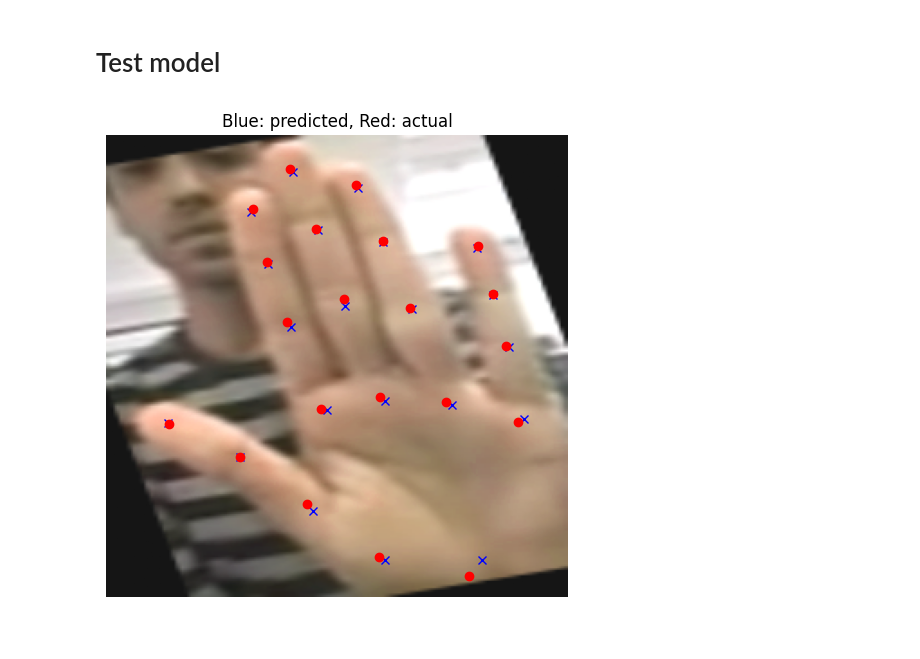
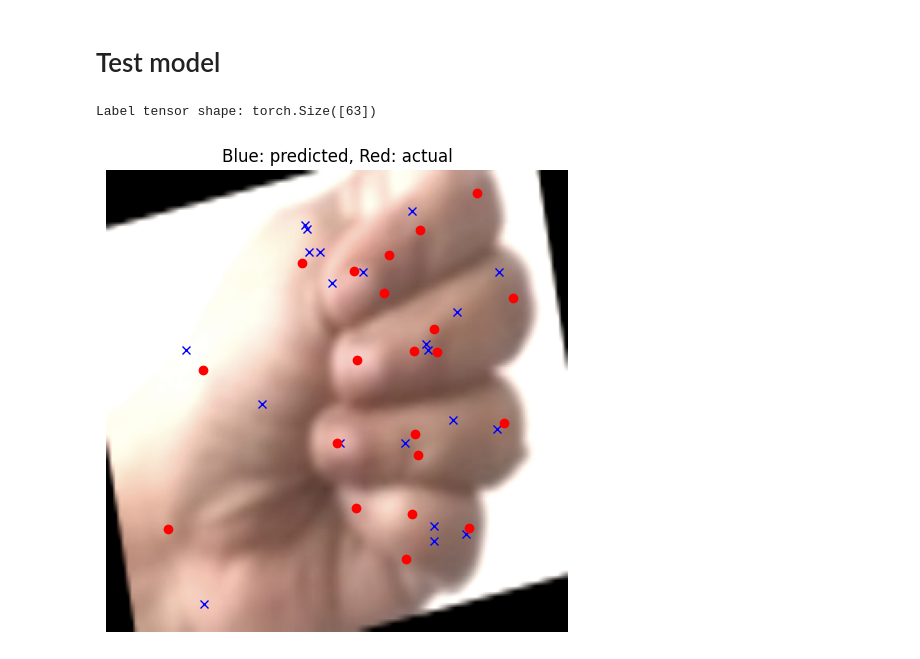
Before and after one commit to mihaidanaila11/Hand-Detector, a Jupyter notebook: keypointsTrain.ipynb, the cells around one changed output. Cells and saved outputs as stored; diff of their text form; code cells hidden in the pictures.

```diff
--- a/keypointsTrain.ipynb
+++ b/keypointsTrain.ipynb
@@ -576,7 +576,7 @@ import os
 
 model = HandKeypointDetector().to(device)
 
-checkpoint_path = "keypoints_epoch35.pth"
+checkpoint_path = "keypoints_checkpoints/keypoints_epoch62.pth"
 if os.path.exists(checkpoint_path):
     model.load_state_dict(torch.load(checkpoint_path, map_location=device, weights_only=True))
     print(f"Loaded checkpoint: {checkpoint_path}")
@@ -622,36 +622,38 @@ KeyboardInterrupt:
 # %%
 import matplotlib.pyplot as plt
 
-randomIndex = random.randint(0, len(testDataset) - 1)
+randomIndex = 4
 img_tensor, label_tensor = testDataset[randomIndex]
+print(f"Label tensor shape: {label_tensor.shape}")
 
 pred = model(img_tensor.unsqueeze(0).to(device))
 
 img = img_tensor.permute(1, 2, 0).cpu().numpy()
 fig, ax = plt.subplots(figsize=(6, 6))
 ax.imshow(img)
 h, w, _ = img.shape
 
 # Predicted keypoints from heatmaps (argmax)
 hmaps = pred.squeeze(0).cpu()  # (num_kp, Hm, Wm)
 num_kp, Hm, Wm = hmaps.shape
 for i in range(num_kp):
     hm = hmaps[i].detach().numpy()
     idx = hm.argmax()
     ym = idx // Wm
     xm = idx % Wm
     x_norm = xm / Wm
     y_norm = ym / Hm
     ax.plot(x_norm * w, y_norm * h, 'bx', markersize=6)
 
 # Actual keypoints from label_tensor (x,y,vis triplets)
 for k in range(0, len(label_tensor), 3):
     x = label_tensor[k].item()
     y = label_tensor[k + 1].item()
     ax.plot(x * w, y * h, 'ro', markersize=6)
 
 ax.set_title("Blue: predicted, Red: actual")
 plt.axis('off')
 plt.show()
 # %% [output]
+Label tensor shape: torch.Size([63])
-[figure, old version]
+[figure, new version]
```
Also changed, not shown: parts of 1 cell of this notebook, 18 other files.
